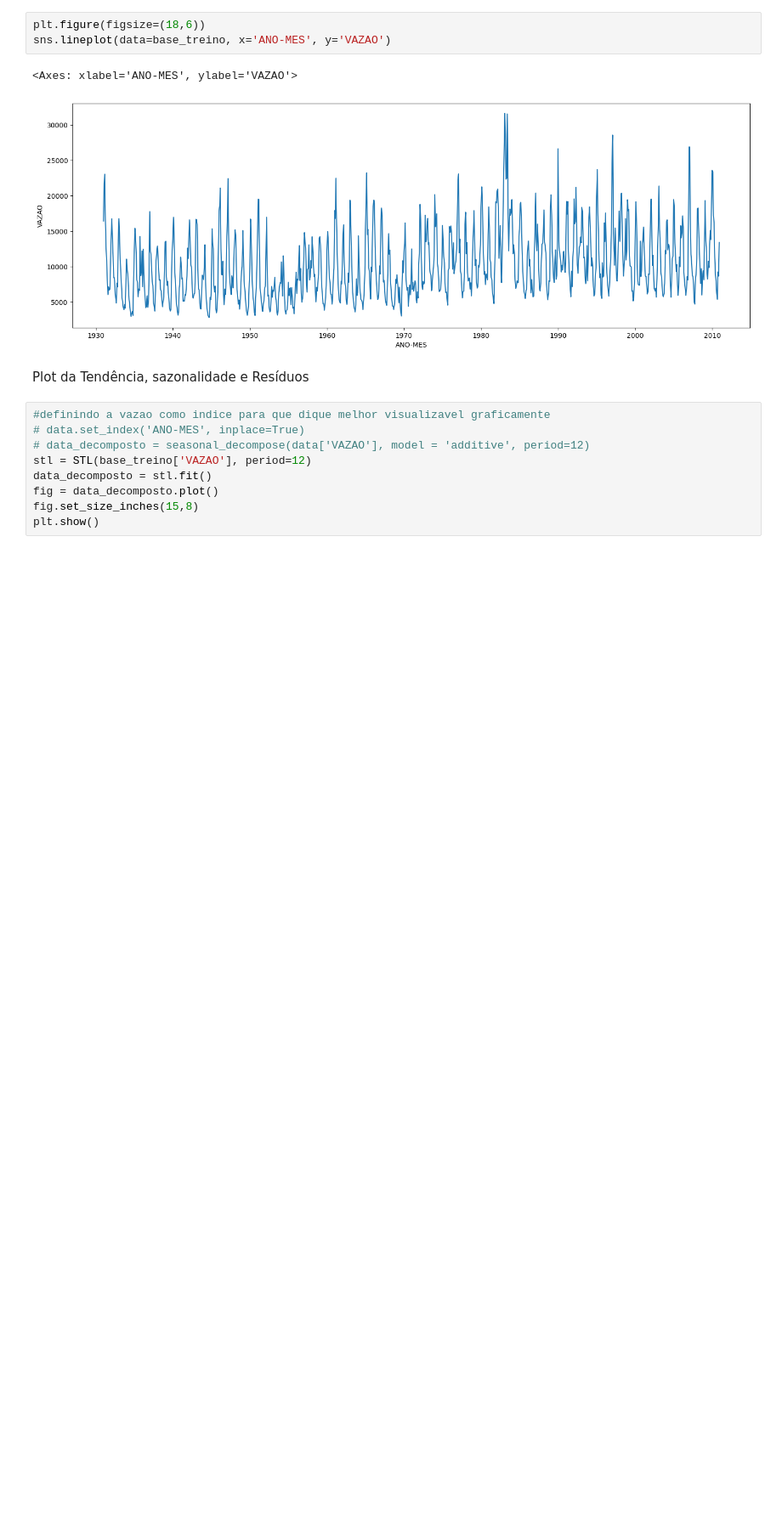
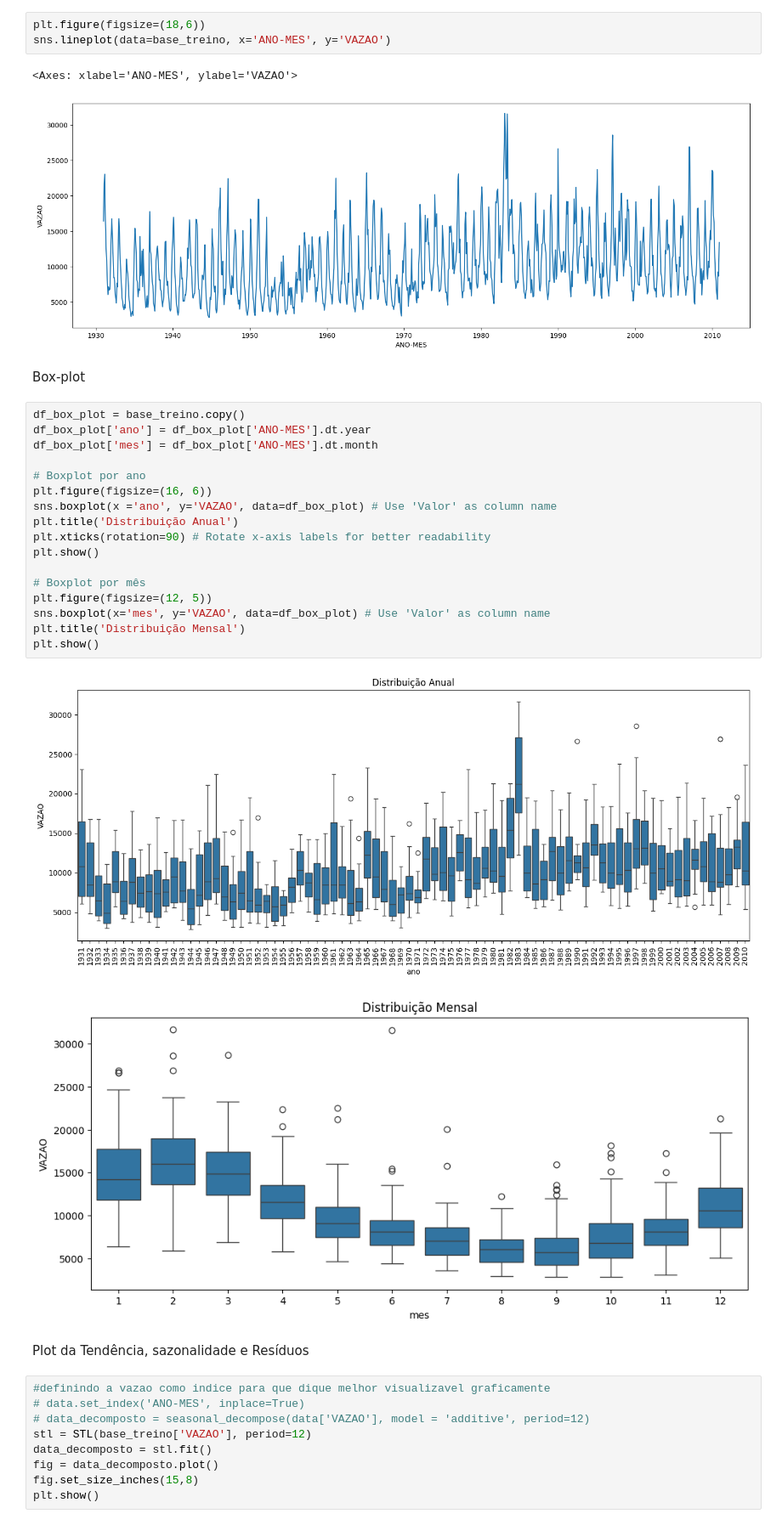
Before and after one commit to mateusbcavalcanti/SARIMAX, a Jupyter notebook: previsao_sarimax.ipynb, the cells around one changed output. Shown at 85% size. Cells and saved outputs as stored; diff of their text form; blank space fills up the shorter version.

```diff
--- a/previsao_sarimax.ipynb
+++ b/previsao_sarimax.ipynb
@@ -120,6 +118,28 @@ sns.lineplot(data=base_treino, x='ANO-MES', y='VAZAO')
 # %% [output]
 <Axes: xlabel='ANO-MES', ylabel='VAZAO'>
 [figure]
+# %% [markdown]
+Box-plot
+# %%
+df_box_plot = base_treino.copy()
+df_box_plot['ano'] = df_box_plot['ANO-MES'].dt.year
+df_box_plot['mes'] = df_box_plot['ANO-MES'].dt.month
+
+# Boxplot por ano
+plt.figure(figsize=(16, 6))
+sns.boxplot(x ='ano', y='VAZAO', data=df_box_plot) # Use 'Valor' as column name
+plt.title('Distribuição Anual')
+plt.xticks(rotation=90) # Rotate x-axis labels for better readability
+plt.show()
+
+# Boxplot por mês
+plt.figure(figsize=(12, 5))
+sns.boxplot(x='mes', y='VAZAO', data=df_box_plot) # Use 'Valor' as column name
+plt.title('Distribuição Mensal')
+plt.show()
+# %% [output]
+[figure, added]
+[figure, added]
 # %% [markdown]
 Plot da Tendência, sazonalidade e Resíduos
 # %%
```
Also changed, not shown: parts of 17 cells of this notebook.
